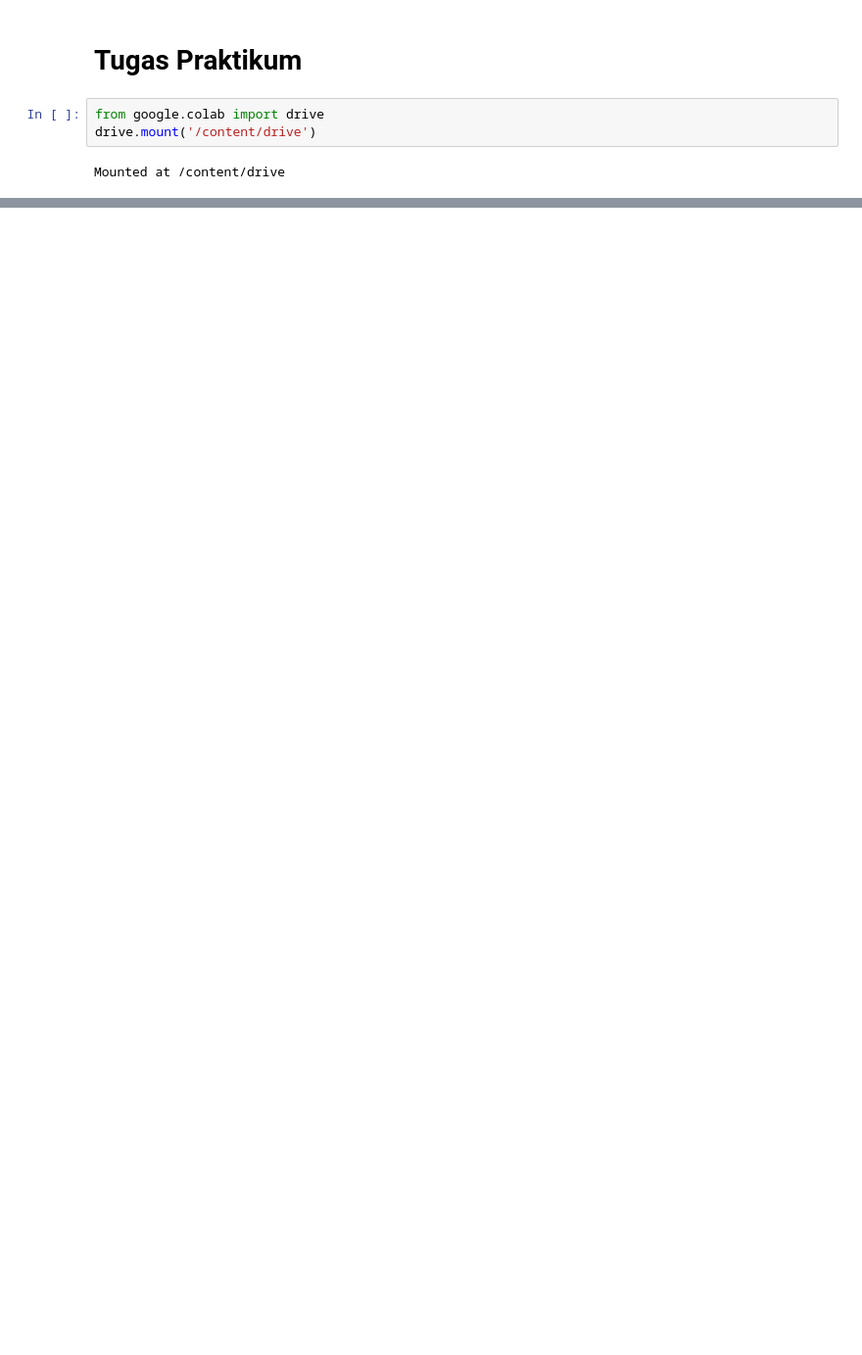
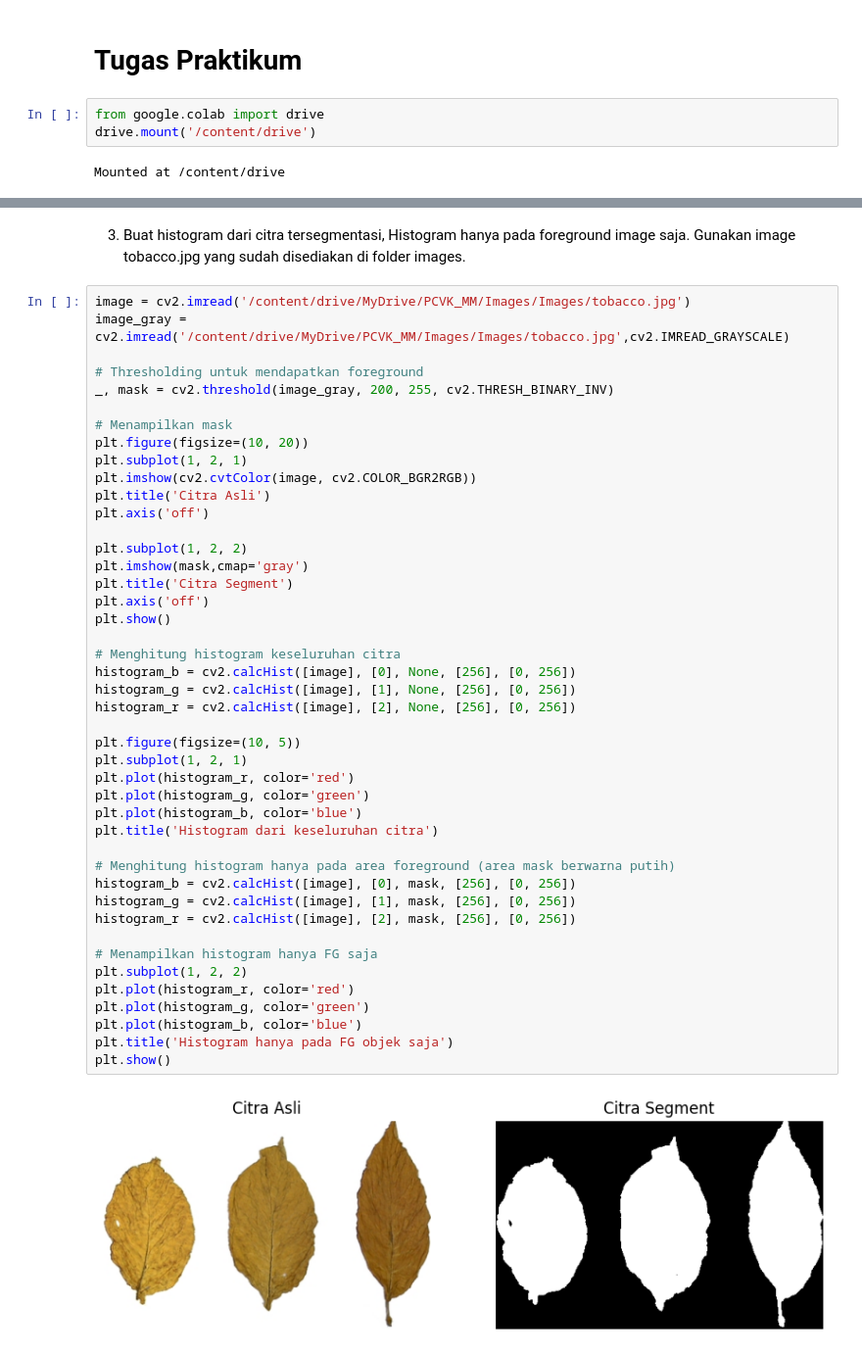
Before and after one commit to MuhammadKhairunnasNurdin/PCVK_2024, a Jupyter notebook: Week_9.ipynb, the cells around one changed output, grey strips where cells are left out. Shown at 98% size. Cells and saved outputs as stored; diff of their text form; blank space fills up the shorter version.

```diff
--- a/Week_9.ipynb
+++ b/Week_9.ipynb
@@ -631,0 +110,49 @@ process_ktp_image(image_path)
+# %% [markdown]
+3. Buat histogram dari citra tersegmentasi, Histogram hanya pada foreground image
+saja. Gunakan image tobacco.jpg yang sudah disediakan di folder images.
+# %%
+image = cv2.imread('/content/drive/MyDrive/PCVK_MM/Images/Images/tobacco.jpg')
+image_gray = cv2.imread('/content/drive/MyDrive/PCVK_MM/Images/Images/tobacco.jpg',cv2.IMREAD_GRAYSCALE)
+
+# Thresholding untuk mendapatkan foreground
+_, mask = cv2.threshold(image_gray, 200, 255, cv2.THRESH_BINARY_INV)
+
+# Menampilkan mask
+plt.figure(figsize=(10, 20))
+plt.subplot(1, 2, 1)
+plt.imshow(cv2.cvtColor(image, cv2.COLOR_BGR2RGB))
+plt.title('Citra Asli')
+plt.axis('off')
+
+plt.subplot(1, 2, 2)
+plt.imshow(mask,cmap='gray')
+plt.title('Citra Segment')
+plt.axis('off')
+plt.show()
+
+# Menghitung histogram keseluruhan citra
+histogram_b = cv2.calcHist([image], [0], None, [256], [0, 256])
+histogram_g = cv2.calcHist([image], [1], None, [256], [0, 256])
+histogram_r = cv2.calcHist([image], [2], None, [256], [0, 256])
+
+plt.figure(figsize=(10, 5))
+plt.subplot(1, 2, 1)
+plt.plot(histogram_r, color='red')
+plt.plot(histogram_g, color='green')
+plt.plot(histogram_b, color='blue')
+plt.title('Histogram dari keseluruhan citra')
+
+# Menghitung histogram hanya pada area foreground (area mask berwarna putih)
+histogram_b = cv2.calcHist([image], [0], mask, [256], [0, 256])
+histogram_g = cv2.calcHist([image], [1], mask, [256], [0, 256])
+histogram_r = cv2.calcHist([image], [2], mask, [256], [0, 256])
+
+# Menampilkan histogram hanya FG saja
+plt.subplot(1, 2, 2)
+plt.plot(histogram_r, color='red')
+plt.plot(histogram_g, color='green')
+plt.plot(histogram_b, color='blue')
+plt.title('Histogram hanya pada FG objek saja')
+plt.show()
+# %% [output]
+[figure, added]
```
Also changed, not shown: parts of 50 cells of this notebook.
